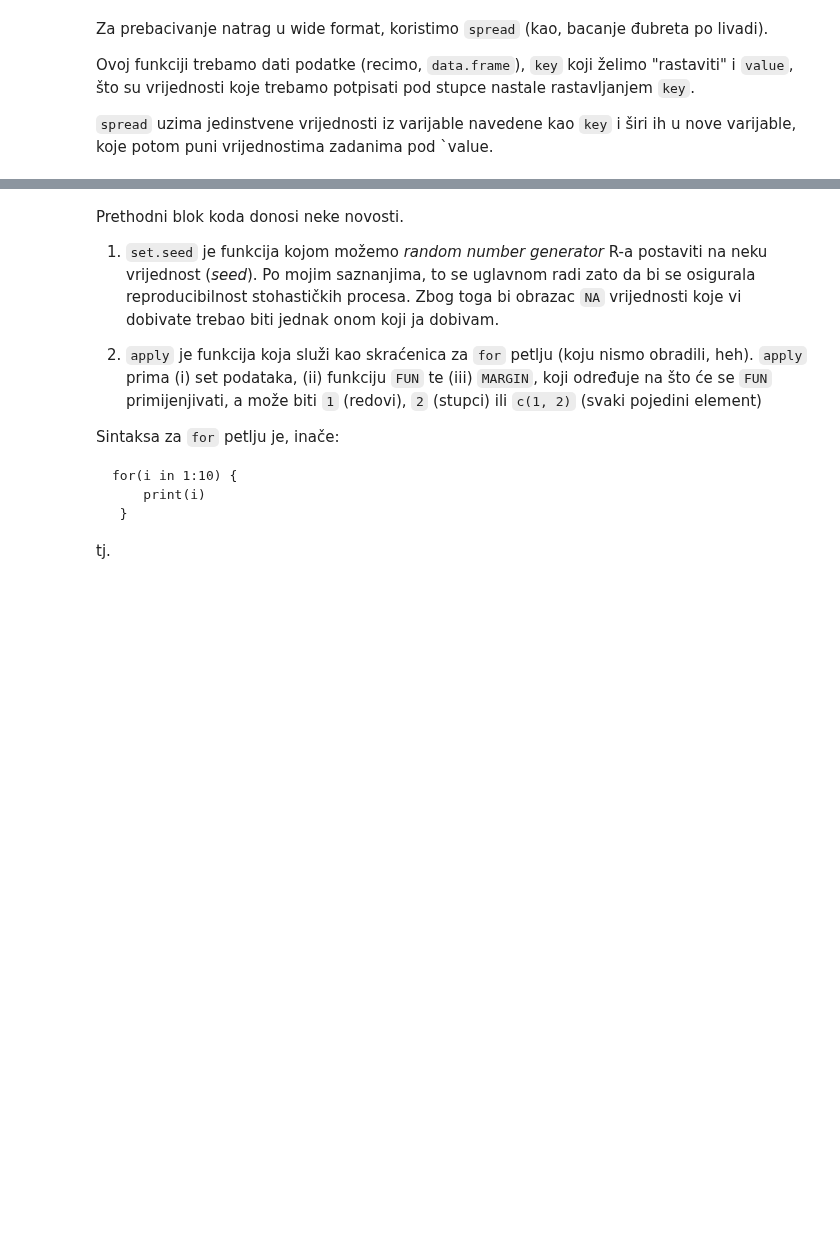
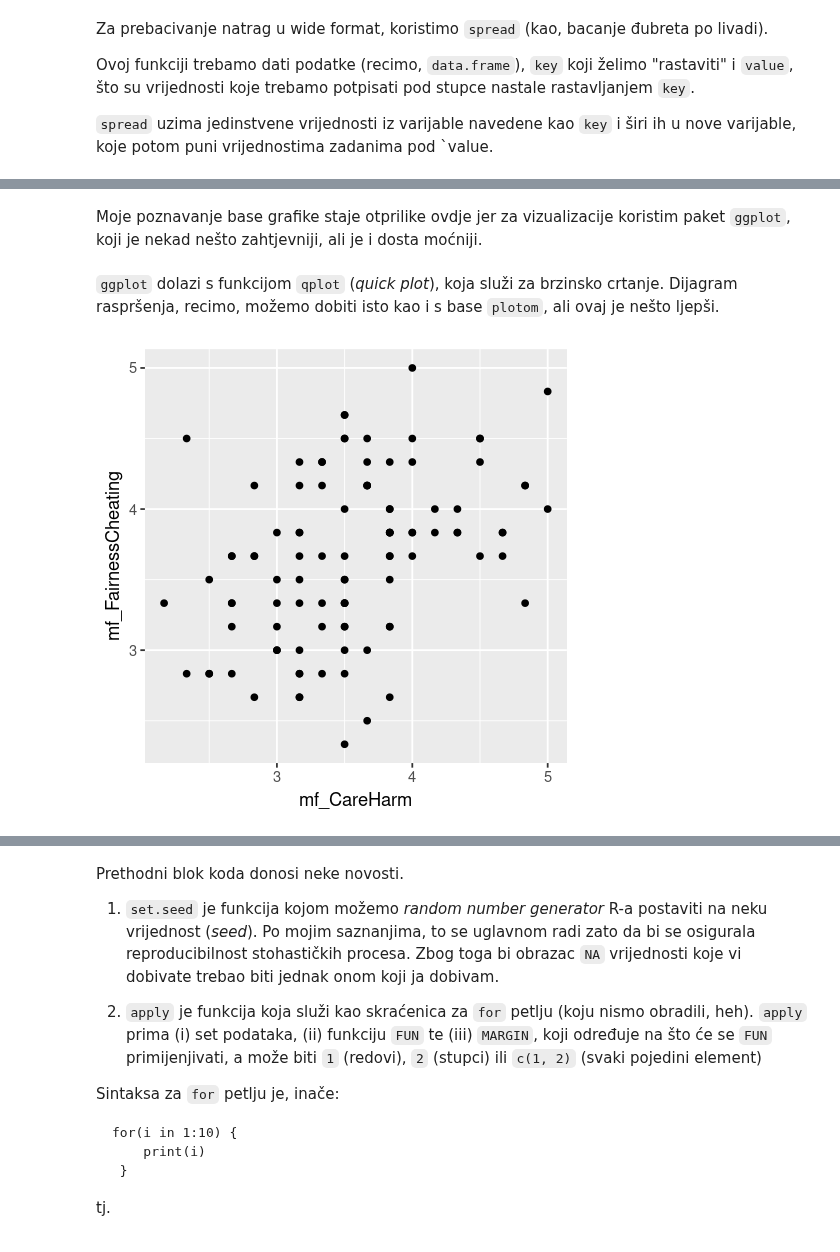
Before and after one commit to vdeni/rdionica, a Jupyter notebook: jupyter-notebook/priprema_podaci_upitnik.ipynb, the cells around one changed output, grey strips where cells are left out. Cells and saved outputs as stored; diff of their text form; code cells hidden in the pictures; blank space fills up the shorter version.

```diff
--- a/jupyter-notebook/priprema_podaci_upitnik.ipynb
+++ b/jupyter-notebook/priprema_podaci_upitnik.ipynb
@@ -1445,0 +1467,8 @@ Za početak, ubacit ćemo neke missing vrijednosti (`NA`) u naš set podataka.
+# %% [markdown]
+Moje poznavanje base grafike staje otprilike ovdje jer za vizualizacije koristim paket `ggplot`, koji je nekad nešto zahtjevniji, ali je i dosta moćniji.
+# %% [markdown]
+`ggplot` dolazi s funkcijom `qplot` (*quick plot*), koja služi za brzinsko crtanje. Dijagram raspršenja, recimo, možemo dobiti isto kao i s base `plotom`, ali ovaj je nešto ljepši.
+# %%
+ggplot2::qplot(data = podaci, x = mf_CareHarm, y = mf_FairnessCheating)
+# %% [output]
+[figure, added]
```
Also changed, not shown: parts of 24 cells of this notebook.
